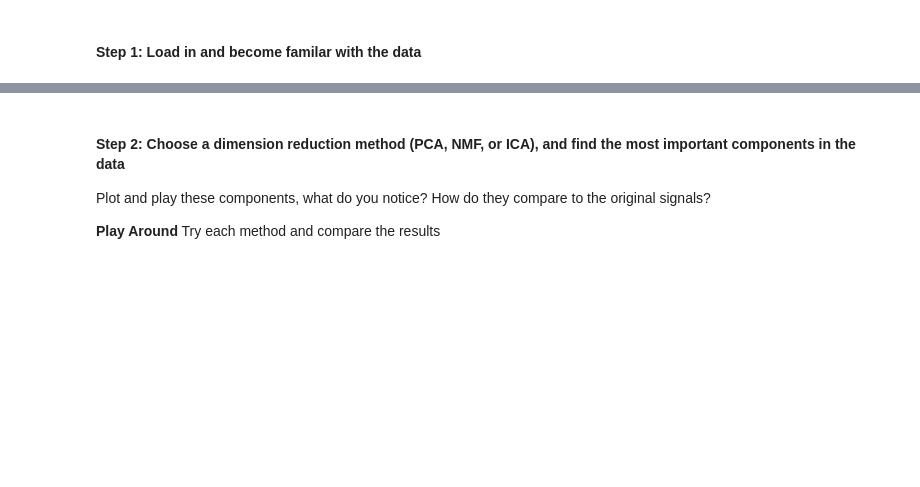
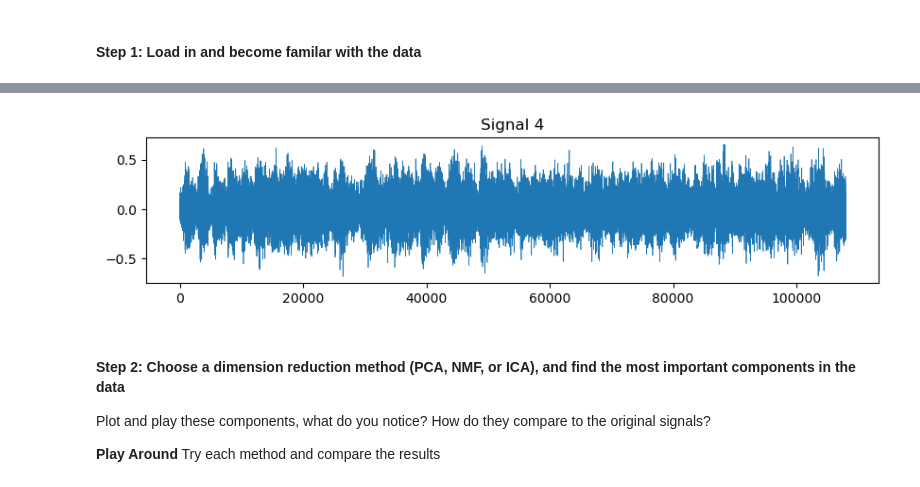
Before and after one commit to teolemay/phys607exercises, a Jupyter notebook: Astrostats_12_Wednesday_solutions.ipynb, the cells around one changed output, grey strips where cells are left out. Cells and saved outputs as stored; diff of their text form; code cells hidden in the pictures; blank space fills up the shorter version.

```diff
--- a/Astrostats_12_Wednesday_solutions.ipynb
+++ b/Astrostats_12_Wednesday_solutions.ipynb
@@ -229,8 +262,9 @@ dataset
 # %%
-ind2Show = 0 # Try different signals in the dataset!
+ind2Show = 4 # Try different signals in the dataset!
 
 plt.figure(figsize=(10,2))
 plt.title('Signal {}'.format(ind2Show))
 
 plt.plot(dataset[ind2Show],linewidth=0.5)
 Audio(dataset[ind2Show], rate=9600)
+# %% [output]
@@ -237,3 +272,4 @@ Audio(dataset[ind2Show], rate=9600)
+[figure, added]
 # %% [markdown]
 #### Step 2: Choose a dimension reduction method (PCA, NMF, or ICA), and find the most important components in the data
 Plot and play these components, what do you notice? How do they compare to the original signals?
```
Also changed, not shown: parts of 17 cells of this notebook.
